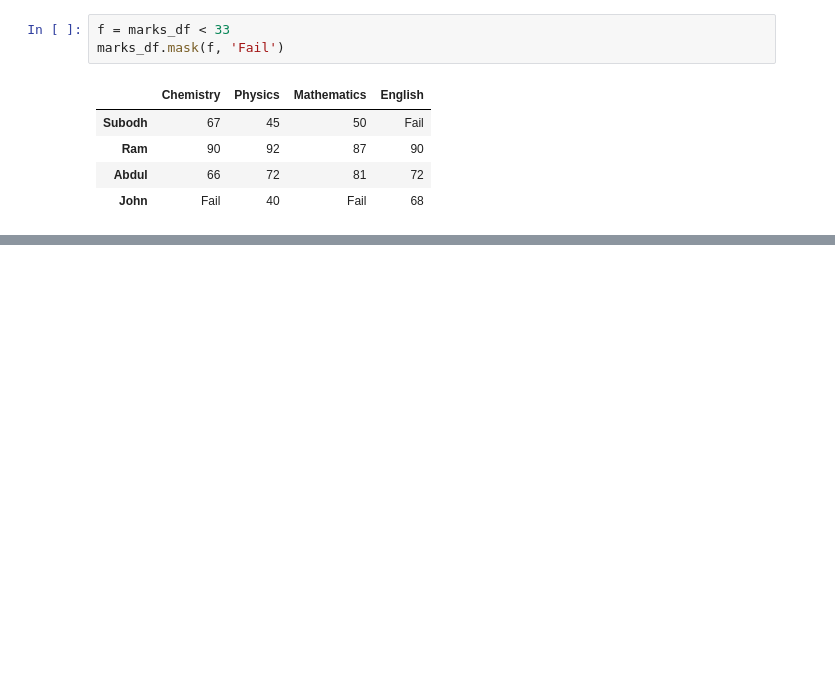
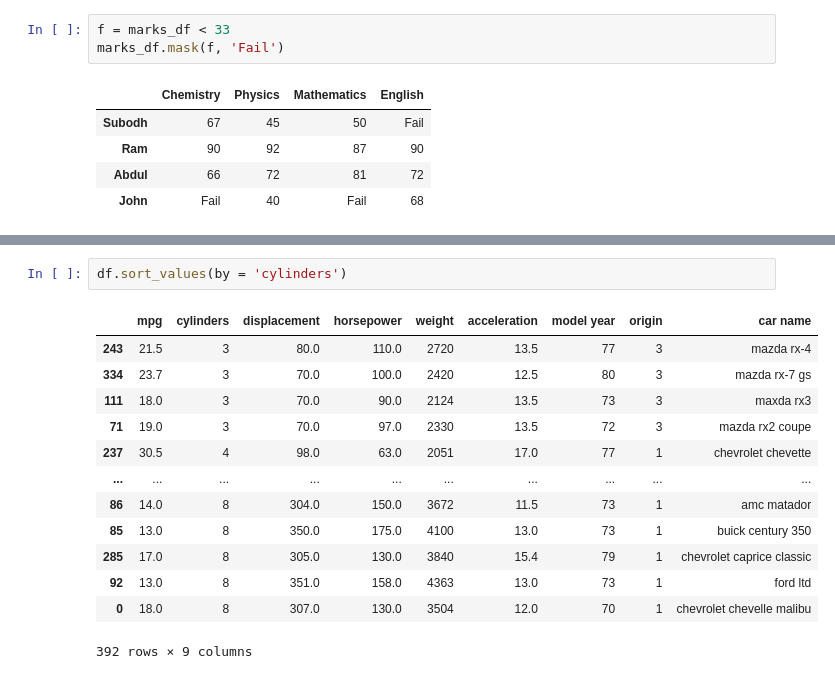
Before and after one commit to SHIVAM-MARS/Python, a Jupyter notebook: 4. Python Pandas/Infosys.ipynb, the cells around one changed output, grey strips where cells are left out. Cells and saved outputs as stored; diff of their text form; blank space fills up the shorter version.

```diff
--- a/4. Python Pandas/Infosys.ipynb
+++ b/4. Python Pandas/Infosys.ipynb
@@ -1153,0 +1181,16 @@ marks_df.mask(f, 'Fail')
+# %%
+df.sort_values(by = 'cylinders')
+# %% [output]
+|  | mpg | cylinders | displacement | horsepower | weight | acceleration | model year | origin | car name |
+| 243 | 21.5 | 3 | 80.0 | 110.0 | 2720 | 13.5 | 77 | 3 | mazda rx-4 |
+| 334 | 23.7 | 3 | 70.0 | 100.0 | 2420 | 12.5 | 80 | 3 | mazda rx-7 gs |
+| 111 | 18.0 | 3 | 70.0 | 90.0 | 2124 | 13.5 | 73 | 3 | maxda rx3 |
+| 71 | 19.0 | 3 | 70.0 | 97.0 | 2330 | 13.5 | 72 | 3 | mazda rx2 coupe |
+| 237 | 30.5 | 4 | 98.0 | 63.0 | 2051 | 17.0 | 77 | 1 | chevrolet chevette |
+| ... | ... | ... | ... | ... | ... | ... | ... | ... | ... |
+| 86 | 14.0 | 8 | 304.0 | 150.0 | 3672 | 11.5 | 73 | 1 | amc matador |
+| 85 | 13.0 | 8 | 350.0 | 175.0 | 4100 | 13.0 | 73 | 1 | buick century 350 |
+| 285 | 17.0 | 8 | 305.0 | 130.0 | 3840 | 15.4 | 79 | 1 | chevrolet caprice classic |
+| 92 | 13.0 | 8 | 351.0 | 158.0 | 4363 | 13.0 | 73 | 1 | ford ltd |
+| 0 | 18.0 | 8 | 307.0 | 130.0 | 3504 | 12.0 | 70 | 1 | chevrolet chevelle malibu |
+392 rows × 9 columns
```
Also changed, not shown: parts of 32 cells of this notebook.
